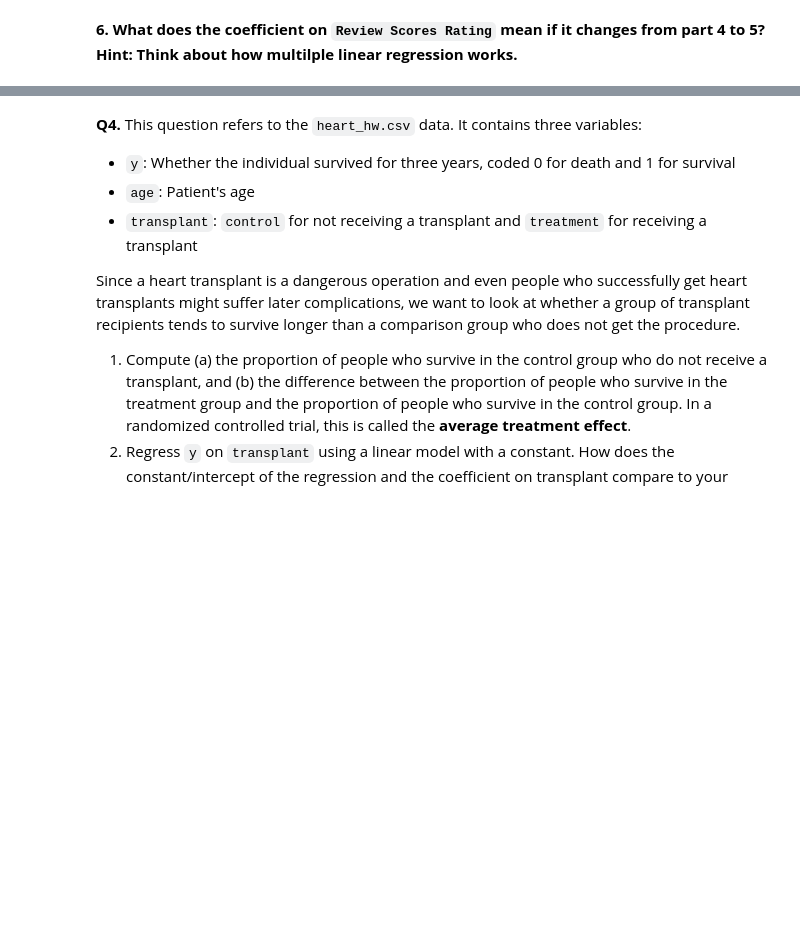
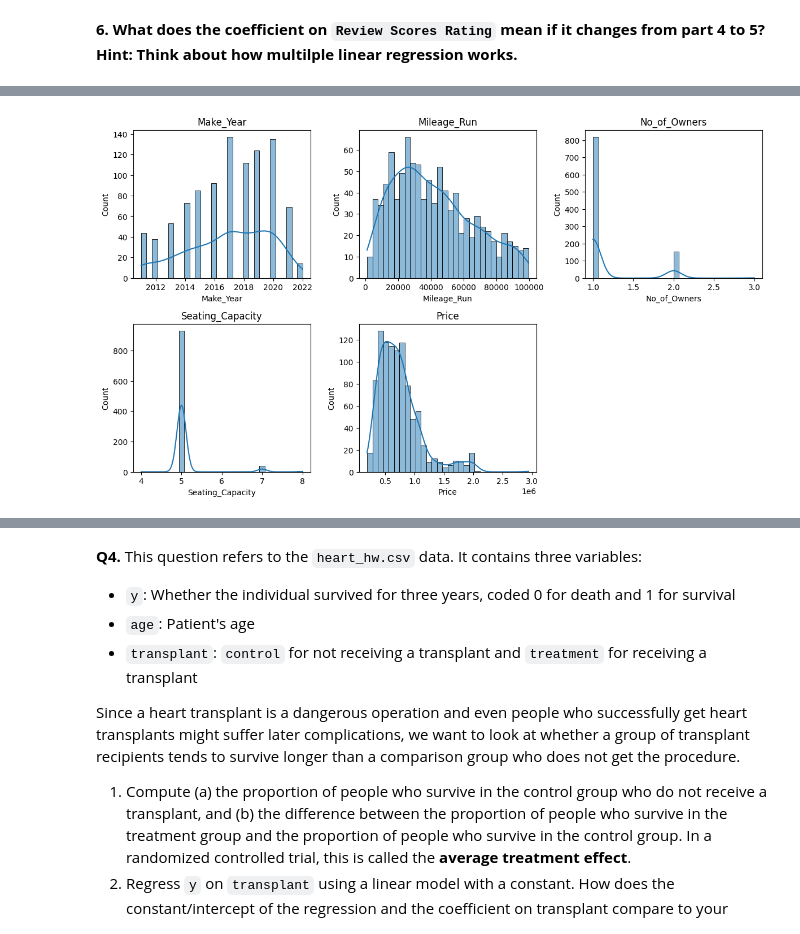
Before and after one commit to norawik/linearModels, a Jupyter notebook: assignment/assignment.ipynb, the cells around one changed output, grey strips where cells are left out. Saved outputs shown, nothing was run; the diff lists cells and outputs as text; code cells hidden in the pictures; blank space fills up the shorter version.

```diff
--- a/assignment/assignment.ipynb
+++ b/assignment/assignment.ipynb
@@ -142,16 +136,14 @@ rental_new['Price'] = pd.to_numeric(rental_new['Price'], errors='coerce')
 rental_new = rental_new.dropna(subset=['Price'])
 X = rental_new.drop(columns=['Price'])
 y = rental_new['Price']
-# Convert all columns in X to numeric dtype, handling errors by coercing to NaN
-X = X.apply(pd.to_numeric, errors='coerce')
-# Drop rows with NaN values in X after conversion
+for col in X.columns:
+    X[col] = pd.to_numeric(X[col], errors='coerce')
 X = X.dropna()
-
-# Ensure y has the same index as X after dropping rows in X
 y = y[X.index]
+X = X.astype(float)
 X = sm.add_constant(X, has_constant='add')
 model = sm.OLS(y, X).fit()
 model_summary = model.summary()
 coefficients = model.params
-coefficients
+print(coefficients)
 # %% [output]
@@ -180,0 +251,4 @@ ValueError: Pandas data cast to numpy dtype of object. Check input data with np.
+# %%
+cars = pd.read_csv('/content/linearModels/assignment/data/cars_hw.csv', low_memory = False)
+cars0 = cars
+cars.head()
@@ -180,0 +262,13 @@ ValueError: Pandas data cast to numpy dtype of object. Check input data with np.
+# %%
+#ensure numerical
+cars['Make_Year'] = pd.to_numeric(cars['Make_Year'], errors='coerce')
+cars['Seating_Capacity'] = pd.to_numeric(cars['Seating_Capacity'], errors='coerce')
+cars['Mileage_Run'] = pd.to_numeric(cars['Mileage_Run'], errors='coerce')
+
+#fill missing variables with mean
+cars = cars.fillna(cars.mean())
+
+#create dummy
+cars_encoded = pd.get_dummies(cars, drop_first=True)
+print(cars_encoded.head())
+print(cars_encoded.isnull().sum())
@@ -180,0 +293,15 @@ ValueError: Pandas data cast to numpy dtype of object. Check input data with np.
+# %%
+#find columns to apply transformations to
+numeric_columns = cars.select_dtypes(include=[np.number]).columns
+
+#checked for badly scaled variables
+plt.figure(figsize=(12, 10))
+for i, col in enumerate(numeric_columns, 1):
+    plt.subplot(3, 3, i)
+    sns.histplot(cars[col], kde=True, bins=30)
+    plt.title(col)
+
+plt.tight_layout()
+plt.show()
+# %% [output]
+[figure, added]
```
Also changed, not shown: parts of 10 cells of this notebook.
